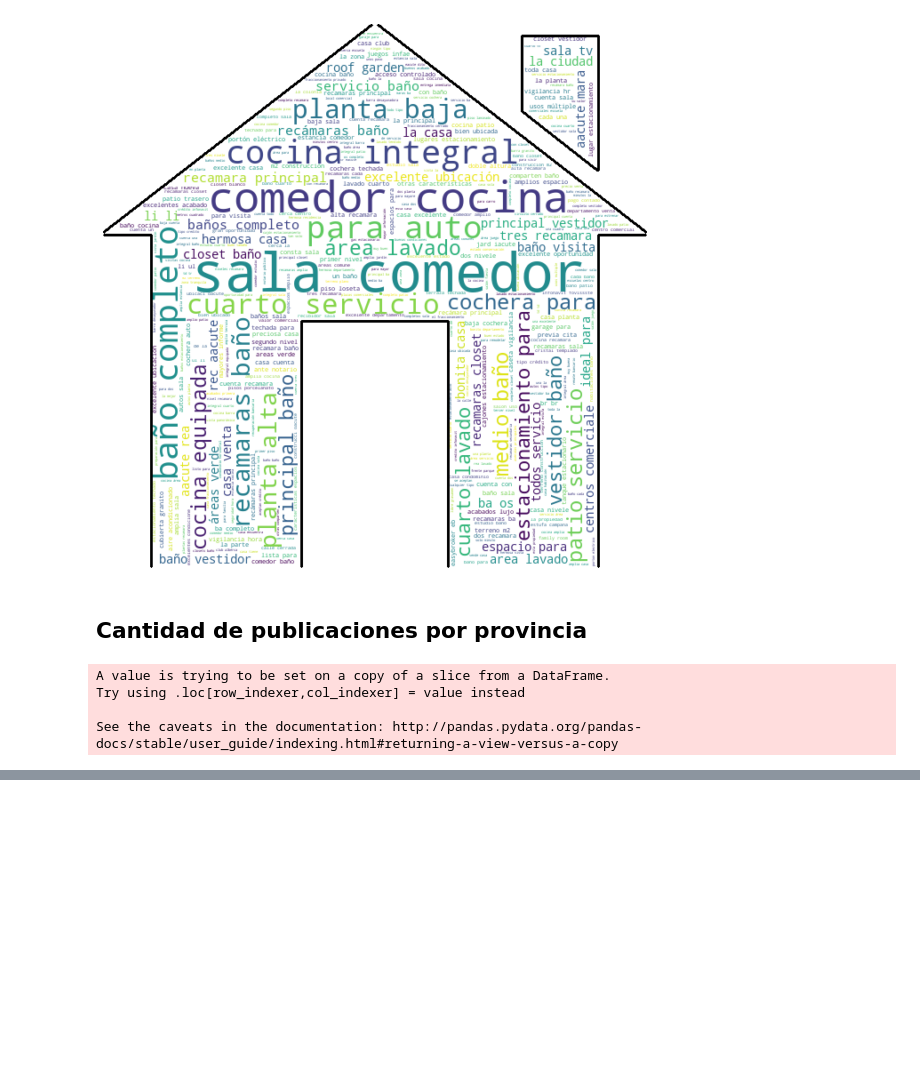
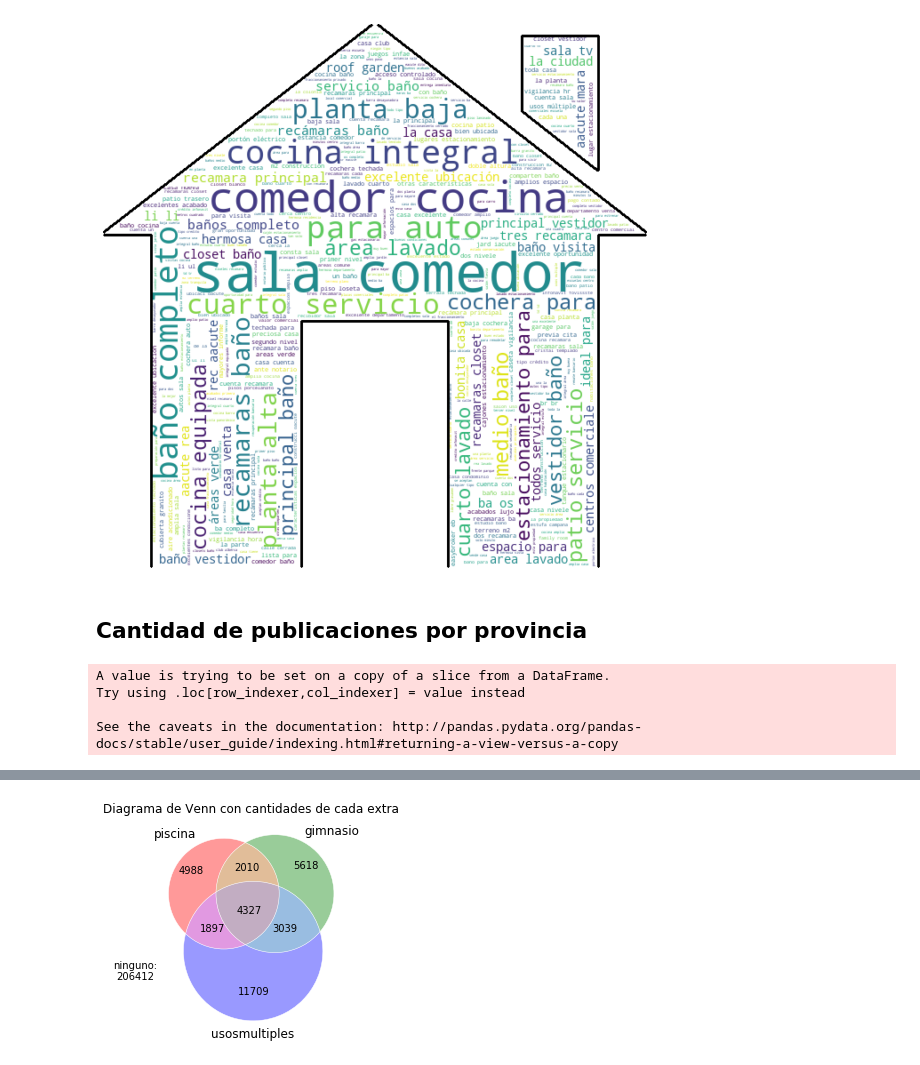
Before and after one commit to taielc/Fiuba_Datos_TP1, a Jupyter notebook: nb_principal.ipynb, the cells around one changed output, grey strips where cells are left out. Drawn from its saved outputs; the diff is of its cells as text; code cells hidden in the pictures; blank space fills up the shorter version.

```diff
--- a/nb_principal.ipynb
+++ b/nb_principal.ipynb
@@ -109,5 +107,0 @@ Text(0.5, 1.0, 'Cantidad total de propiedades')
-# %%
-def func(a):
-    a = str(a)
-    return len(a.split(' '))
-df_original['cant_palabras_descripcion'] = df_original['descripcion'].apply(func)
@@ -717,0 +691,15 @@ mapa
+# %%
+# Veremos primero la cantidad total de propiedades que tienen cada extra en un diagrama de conjuntos (Venn)
+
+posibles_extras = ['piscina', 'gimnasio', 'usosmultiples']
+
+def contar_extras(df):
+    valor = {}
+    valor['valor'] = max([df[extra].sum() for extra in posibles_extras])
+    return pd.Series(valor)
+
+# Generamos un dataframe con un índice múltiple indicando si está el dado extra o no
+
+cantidad_extras = df_original.groupby(posibles_extras)[posibles_extras].apply(contar_extras)
+cantidad_extras.loc[False, False, False] = df_original.shape[0]-cantidad_extras['valor'].sum()
+cantidad_extras
@@ -717,0 +717,14 @@ mapa
+# %%
+# Diagrama de venn de la cantidad de cada extra
+
+plt.title("Diagrama de Venn con cantidades de cada extra")
+
+venn3(subsets = cantidad_extras['valor'][1:], set_labels=cantidad_extras.index.names, ax=plt.gca())
+venn3_circles(subsets = cantidad_extras['valor'][1:], linewidth=0.5, color="white")
+
+plt.annotate(f'ninguno:\n{cantidad_extras.loc[False, False, False].valor}',xy = np.array([-0.3, 0.05]), xytext=(-70,-70),\
+ha='center', textcoords='offset points')
+
+plt.show()
+# %% [output]
+[figure, added]
```
Also changed, not shown: parts of 10 cells of this notebook.
